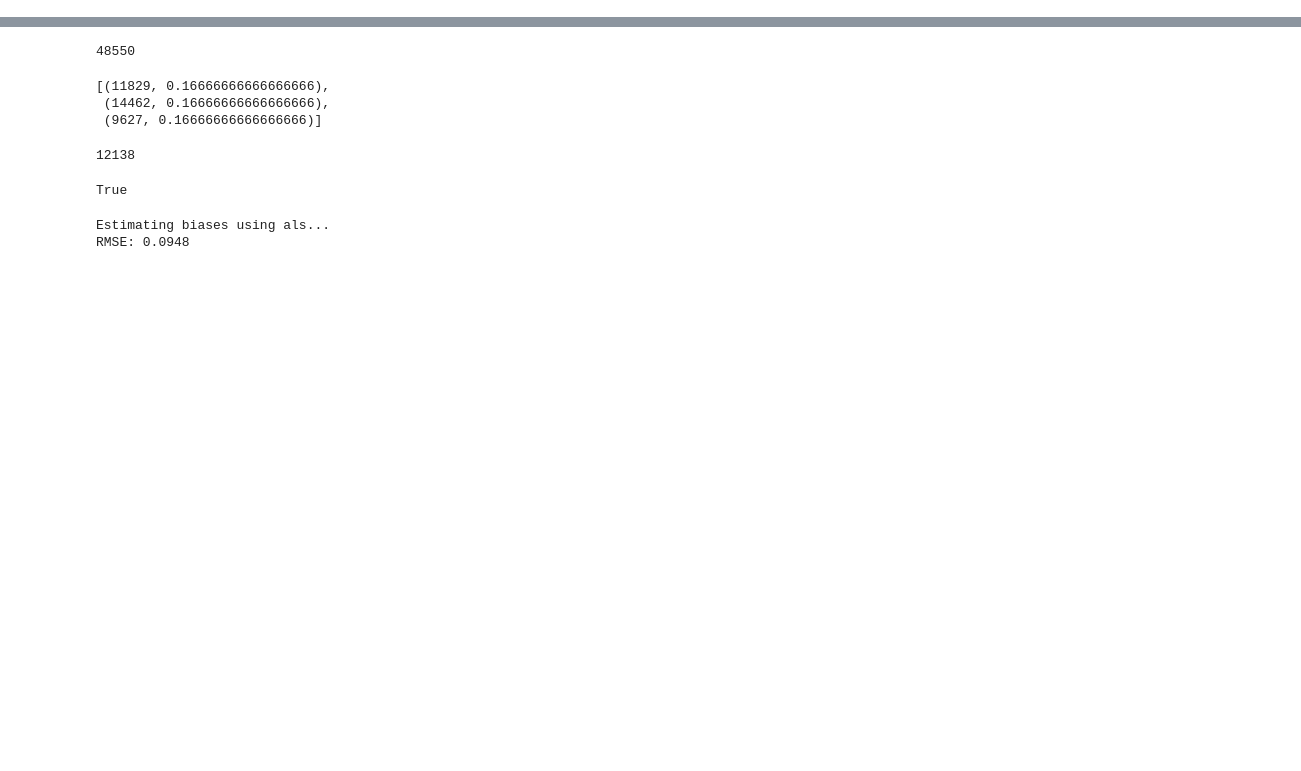
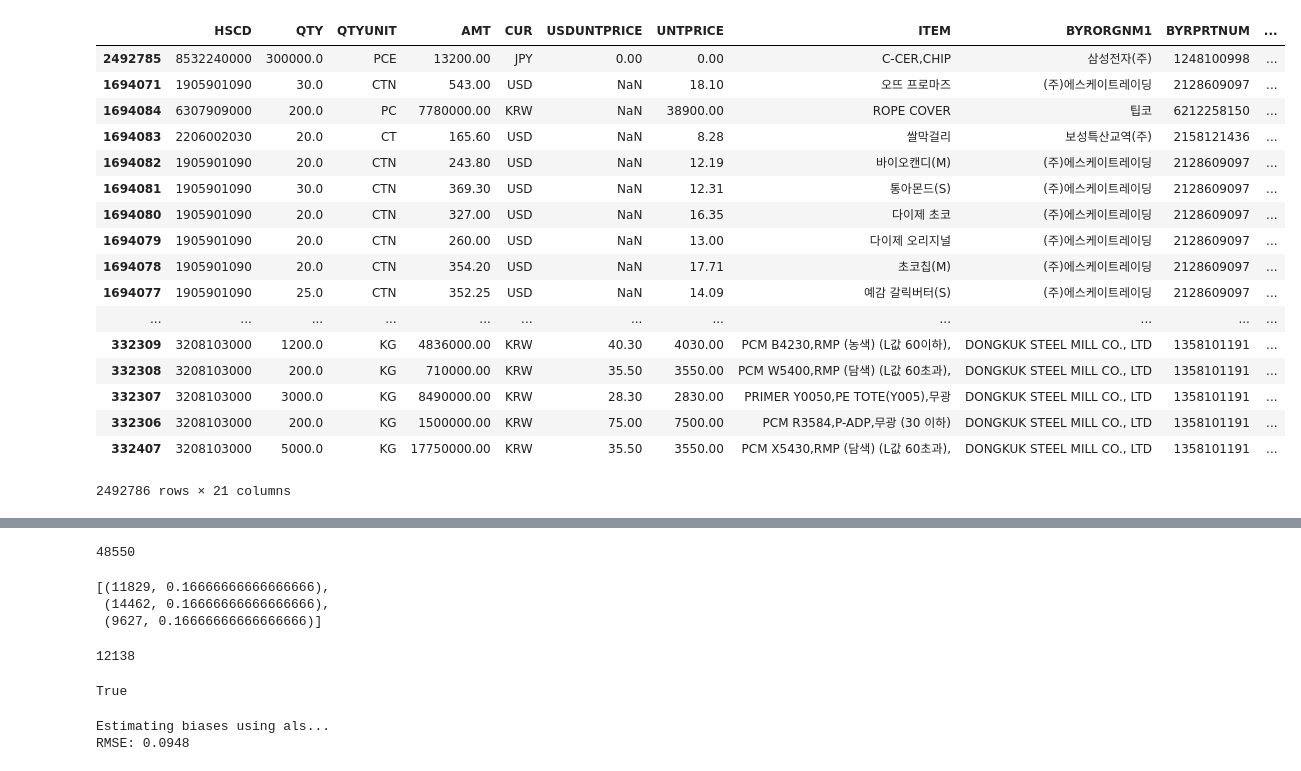
Before and after one commit to yiyc-kr/pandas-modules, a Jupyter notebook: recommend_test_1.ipynb, the cells around one changed output, grey strips where cells are left out. Drawn from its saved outputs; the diff is of its cells as text; code cells hidden in the pictures; blank space fills up the shorter version.

```diff
--- a/recommend_test_1.ipynb
+++ b/recommend_test_1.ipynb
@@ -9,6 +9,27 @@ from surprise import Dataset
 # Read csv
 trade_df = pd.read_csv("./data/trade.csv", encoding="utf-8", parse_dates=['ISSUEDT'],
                        dtype={'HSCD': str, "QTY": float, 'BYRADDR2': str, 'SPLYADDR2': str})
+# %%
+trade_df.sort_values('ISSUEDT', ascending=False)
+# %% [output]
+|  | HSCD | QTY | QTYUNIT | AMT | CUR | USDUNTPRICE | UNTPRICE | ITEM | BYRORGNM1 | BYRPRTNUM | ... |
+| 2492785 | 8532240000 | 300000.0 | PCE | 13200.00 | JPY | 0.00 | 0.00 | C-CER,CHIP | 삼성전자(주) | 1248100998 | ... |
+| 1694071 | 1905901090 | 30.0 | CTN | 543.00 | USD | NaN | 18.10 | 오뜨 프로마즈 | (주)에스케이트레이딩 | 2128609097 | ... |
+| 1694084 | 6307909000 | 200.0 | PC | 7780000.00 | KRW | NaN | 38900.00 | ROPE COVER | 팁코 | 6212258150 | ... |
+| 1694083 | 2206002030 | 20.0 | CT | 165.60 | USD | NaN | 8.28 | 쌀막걸리 | 보성특산교역(주) | 2158121436 | ... |
+| 1694082 | 1905901090 | 20.0 | CTN | 243.80 | USD | NaN | 12.19 | 바이오캔디(M) | (주)에스케이트레이딩 | 2128609097 | ... |
+| 1694081 | 1905901090 | 30.0 | CTN | 369.30 | USD | NaN | 12.31 | 통아몬드(S) | (주)에스케이트레이딩 | 2128609097 | ... |
+| 1694080 | 1905901090 | 20.0 | CTN | 327.00 | USD | NaN | 16.35 | 다이제 초코 | (주)에스케이트레이딩 | 2128609097 | ... |
+| 1694079 | 1905901090 | 20.0 | CTN | 260.00 | USD | NaN | 13.00 | 다이제 오리지널 | (주)에스케이트레이딩 | 2128609097 | ... |
+| 1694078 | 1905901090 | 20.0 | CTN | 354.20 | USD | NaN | 17.71 | 초코칩(M) | (주)에스케이트레이딩 | 2128609097 | ... |
+| 1694077 | 1905901090 | 25.0 | CTN | 352.25 | USD | NaN | 14.09 | 예감 갈릭버터(S) | (주)에스케이트레이딩 | 2128609097 | ... |
+| ... | ... | ... | ... | ... | ... | ... | ... | ... | ... | ... | ... |
+| 332309 | 3208103000 | 1200.0 | KG | 4836000.00 | KRW | 40.30 | 4030.00 | PCM B4230,RMP (농색) (L값 60이하), | DONGKUK STEEL MILL CO., LTD | 1358101191 | ... |
+| 332308 | 3208103000 | 200.0 | KG | 710000.00 | KRW | 35.50 | 3550.00 | PCM W5400,RMP (담색) (L값 60초과), | DONGKUK STEEL MILL CO., LTD | 1358101191 | ... |
+| 332307 | 3208103000 | 3000.0 | KG | 8490000.00 | KRW | 28.30 | 2830.00 | PRIMER Y0050,PE TOTE(Y005),무광 | DONGKUK STEEL MILL CO., LTD | 1358101191 | ... |
+| 332306 | 3208103000 | 200.0 | KG | 1500000.00 | KRW | 75.00 | 7500.00 | PCM R3584,P-ADP,무광 (30 이하) | DONGKUK STEEL MILL CO., LTD | 1358101191 | ... |
+| 332407 | 3208103000 | 5000.0 | KG | 17750000.00 | KRW | 35.50 | 3550.00 | PCM X5430,RMP (담색) (L값 60초과), | DONGKUK STEEL MILL CO., LTD | 1358101191 | ... |
+2492786 rows × 21 columns
 # %%
 trade_df = trade_df[['BYRORGNM1', 'SPLYORGNM1']]
 # %%
```
Also changed, not shown: parts of 4 cells of this notebook.
